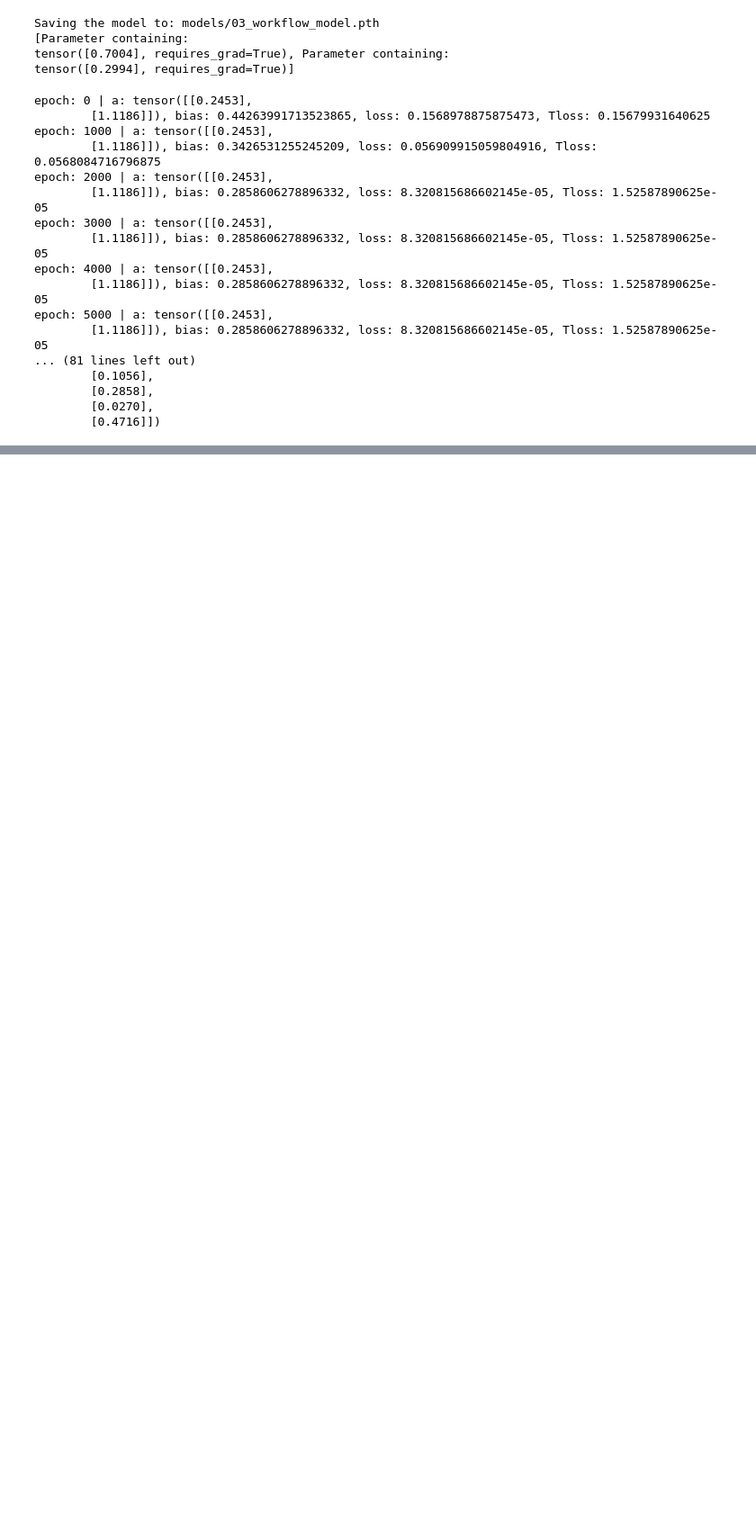
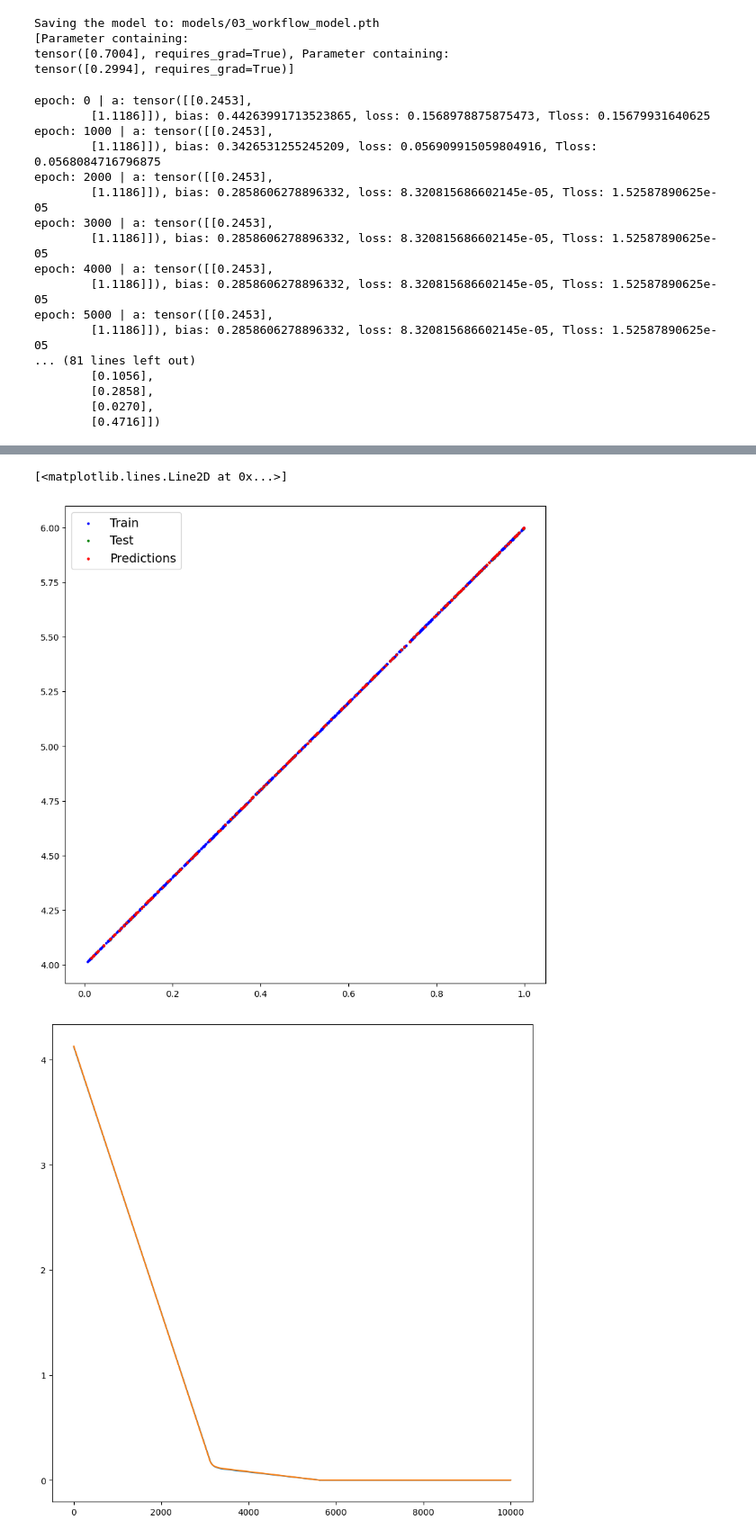
Before and after one commit to GiovanniRaseraF/cpp, a Jupyter notebook: pytorch/code/03_Workflow.ipynb, the cells around one changed output, grey strips where cells are left out. Shown at 90% size. Saved outputs shown, nothing was run; the diff lists cells and outputs as text; code cells hidden in the pictures; blank space fills up the shorter version.

```diff
--- a/pytorch/code/03_Workflow.ipynb
+++ b/pytorch/code/03_Workflow.ipynb
@@ -759,0 +846,58 @@ epoch: 5000 | a: tensor([[0.2453],
+# %%
+# Create the training loop
+torch.manual_seed(30)
+model = LR_better()
+print(f"Model State dict: {model.state_dict()}")
+
+# Loss and Optimization
+import torch.optim as opt
+loss_f = nn.L1Loss()
+# Using stocasting gradient decent
+optimizer = opt.SGD(params = model.parameters(), lr = 0.001)
+
+saved_epochs = []
+saved_loss = []
+saved_tloss = []
+
+# Training loop
+epochs = 10000
+for ep in range(epochs):
+    model.train()
+
+    # Forward pass
+    y_pred = model(X_train)
+
+    # Loss
+    loss = loss_f(y_pred, Y_train)
+
+    # Zero
+    optimizer.zero_grad()
+
+    # Perform backward
+    loss.backward()
+
+    # Optimize
+    optimizer.step()
+
+    # Test
+    model.eval()
+    with torch.inference_mode():
+        test_pred = model(X_test)
+        test_loss = loss_f(test_pred, Y_test)
+
+    if (ep % (epochs / 10)) == 0:
+        print(f"epoch: {ep} | l: {loss} | tl: {test_loss} | p: {model.state_dict()}")
+
+    saved_epochs.append(ep)
+    saved_loss.append(loss.item())
+    saved_tloss.append(test_loss.item())
+
+with torch.inference_mode():
+    predictions = model(X_test)
+pp(X_train, Y_train, X_test, Y_test, predictions)
+
+# Viz
+plt.figure(figsize=(10, 10))
+plt.plot(saved_epochs, saved_loss)
+plt.plot(saved_epochs, saved_tloss)
+# %% [output]
@@ -759,0 +915,3 @@ epoch: 5000 | a: tensor([[0.2453],
+[<matplotlib.lines.Line2D at 0x...>]
+[figure, added]
+[figure, added]
```
Also changed, not shown: parts of 8 cells of this notebook, 1 other file.
